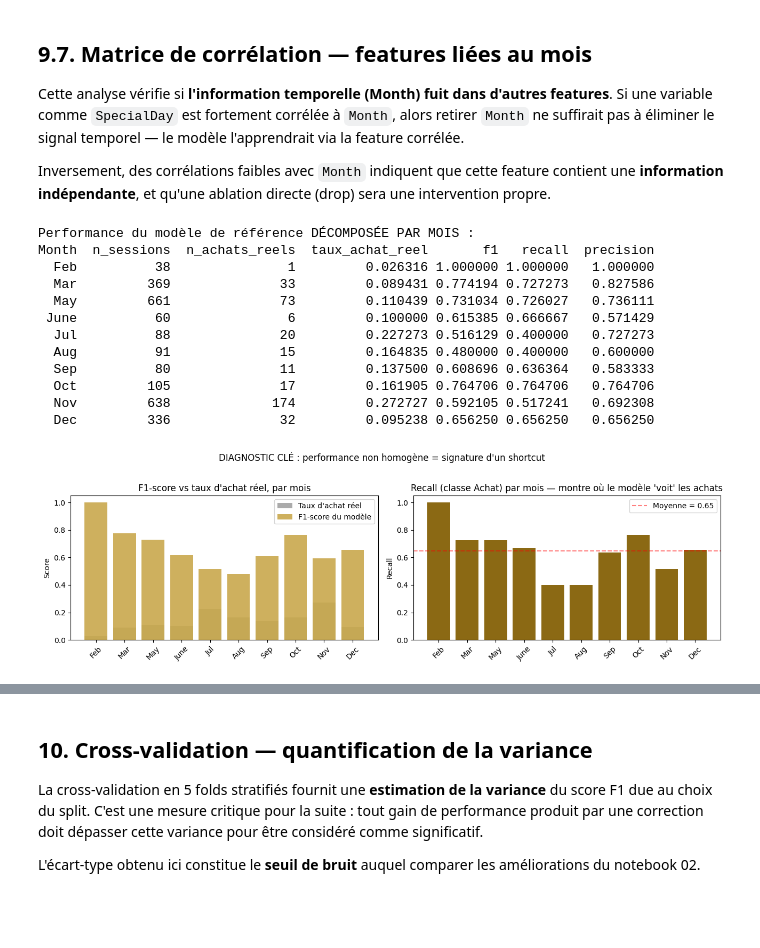
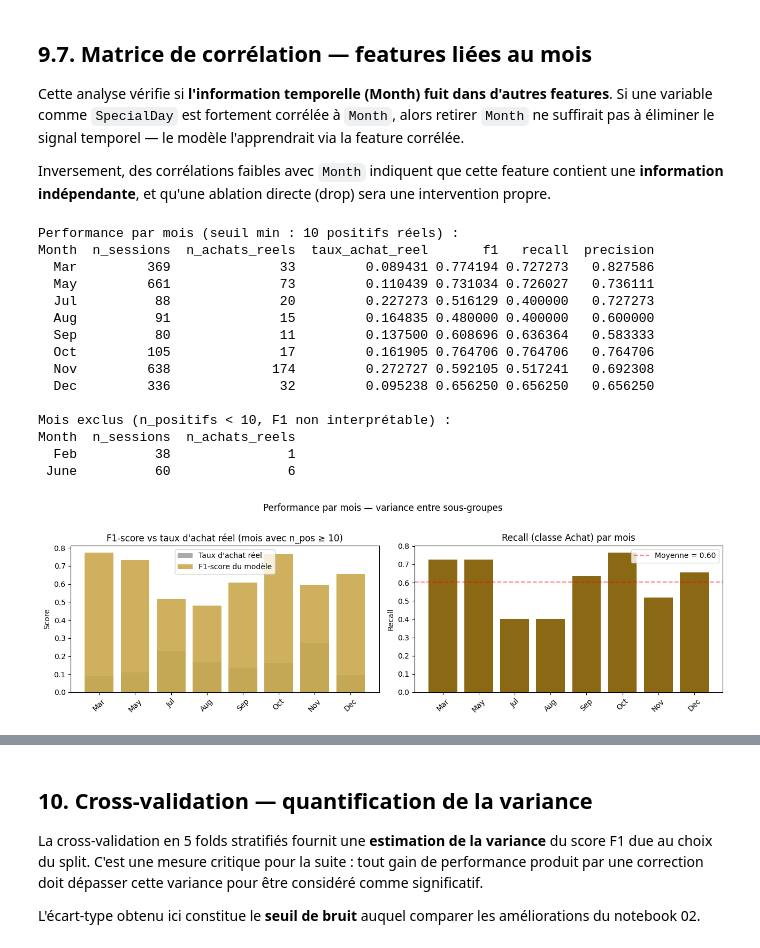
Before and after one commit to Samiatouile/TEST, a Jupyter notebook: 01_eda.ipynb, the cells around one changed output, grey strips where cells are left out. Drawn from its saved outputs; the diff is of its cells as text; code cells hidden in the pictures; blank space fills up the shorter version.

```diff
--- a/01_eda.ipynb
+++ b/01_eda.ipynb
@@ -368,31 +378,37 @@ Inversement, des corrélations faibles avec `Month` indiquent que cette feature
 
 
 # ── CELLULE 9.5 : Performance DÉCOMPOSÉE par mois ────────────────────────────
-# On regarde si le modèle marche bien sur certains mois et mal sur d'autres
-# → Si oui, c'est la signature d'un shortcut (le modèle exploite Month)
+# Décomposition de la performance par mois pour caractériser l'hétérogénéité.
+# Seuil minimum de positifs par mois pour éviter les F1 statistiquement
+# vides (ex. Feb avec 1 seul achat dans le test).
 
 from sklearn.metrics import f1_score, recall_score, precision_score
+
+MIN_POSITIVES_PER_MONTH = 10  # en dessous, le F1 n'est pas interprétable
 
 # On récupère le mois de chaque session du test set (en clair, pas en numérique)
 inv_month_map = {v: k for k, v in month_map.items()}
 test_months = X_test["Month"].map(inv_month_map)
 
 per_month_perf = []
+skipped = []
 for month in [m for m in month_order if m in test_months.values]:
     mask = (test_months == month)
-    if mask.sum() < 10:  # skip mois avec trop peu d'échantillons
+    if mask.sum() < 10:  # mois quasi absent du test
         continue
     y_true_m = y_test[mask]
     y_pred_m = y_pred[mask]
+    n_pos = int(y_true_m.sum())
 
-    # Skip si pas de positifs dans ce mois
-    if y_true_m.sum() == 0:
+    if n_pos < MIN_POSITIVES_PER_MONTH:
+        # On exclut mais on log : un F1 calculé sur < 10 positifs est trompeur
+        skipped.append({"Month": month, "n_sessions": int(mask.sum()), "n_achats_reels": n_pos})
         continue
 
     per_month_perf.append({
         "Month": month,
-        "n_sessions": mask.sum(),
-        "n_achats_reels": int(y_true_m.sum()),
+        "n_sessions": int(mask.sum()),
+        "n_achats_reels": n_pos,
         "taux_achat_reel": y_true_m.mean(),
         "f1": f1_score(y_true_m, y_pred_m, zero_division=0),
         "recall": recall_score(y_true_m, y_pred_m, zero_division=0),
@@ -400,39 +416,45 @@ for month in [m for m in month_order if m in test_months.values]:
     })
 
 perf_df = pd.DataFrame(per_month_perf)
-print("Performance du modèle de référence DÉCOMPOSÉE PAR MOIS :")
+print(f"Performance par mois (seuil min : {MIN_POSITIVES_PER_MONTH} positifs réels) :")
 print(perf_df.to_string(index=False))
 
-# Visualisation
+if skipped:
+    print(f"\nMois exclus (n_positifs < {MIN_POSITIVES_PER_MONTH}, F1 non interprétable) :")
+    print(pd.DataFrame(skipped).to_string(index=False))
+
+# Visualisation (seulement les mois avec assez de positifs)
 fig, axes = plt.subplots(1, 2, figsize=(13, 4))
 
 axes[0].bar(perf_df["Month"], perf_df["taux_achat_reel"], color="#2d2d2d", alpha=0.4, label="Taux d'achat réel")
 axes[0].bar(perf_df["Month"], perf_df["f1"], color="#C9A84C", alpha=0.9, label="F1-score du modèle")
-axes[0].set_title("F1-score vs taux d'achat réel, par mois")
+axes[0].set_title(f"F1-score vs taux d'achat réel (mois avec n_pos ≥ {MIN_POSITIVES_PER_MONTH})")
 axes[0].set_ylabel("Score")
 axes[0].legend()
 axes[0].tick_params(axis="x", rotation=45)
 
 axes[1].bar(perf_df["Month"], perf_df["recall"], color="#8B6914", edgecolor="none")
-axes[1].set_title("Recall (classe Achat) par mois — montre où le modèle 'voit' les achats")
+axes[1].set_title("Recall (classe Achat) par mois")
 axes[1].set_ylabel("Recall")
 axes[1].tick_params(axis="x", rotation=45)
-axes[1].axhline(perf_df["recall"].mean(), color="red", linestyle="--", alpha=0.5, label=f"Moyenne = {perf_df['recall'].mean():.2f}")
+axes[1].axhline(perf_df["recall"].mean(), color="red", linestyle="--", alpha=0.5,
+                label=f"Moyenne = {perf_df['recall'].mean():.2f}")
 axes[1].legend()
 
-plt.suptitle("DIAGNOSTIC CLÉ : performance non homogène = signature d'un shortcut", fontsize=12, y=1.02)
+plt.suptitle("Performance par mois — variance entre sous-groupes", fontsize=12, y=1.02)
 plt.tight_layout()
 plt.savefig("report/fig05_perf_par_mois.png", dpi=150)
 plt.show()
 
-print("\n→ INTERPRÉTATION :")
-print("  Si le F1 est très élevé sur Nov/Dec et faible sur Feb/Mar/May,")
-print("  ça signifie que le modèle a APPRIS à dire 'achat' quand Month=Nov,")
-print("  et 'non-achat' partout ailleurs → shortcut confirmé.")
+f1_range = perf_df["f1"].max() - perf_df["f1"].min()
+print(f"\nF1 par mois : min={perf_df['f1'].min():.2f}, max={perf_df['f1'].max():.2f}, "
+      f"étendue={f1_range:.2f}")
+print("→ Une étendue importante indique une performance hétérogène entre mois,")
+print("  ce qui peut refléter soit du bruit (faible n) soit un signal saisonnier non capturé.")
 
 
 # ── CELLULE 9.6 : Courbe d'apprentissage (overfitting check) ────────────────
-# On vérifie qu'on n'est pas en train de diagnostiquer un overfitting au lieu d'un shortcut
+# Validation curve via CV pour distinguer overfitting d'un manque de capacité.
 
 from sklearn.model_selection import learning_curve
 
@@ -455,55 +477,55 @@ ax.fill_between(train_sizes, val_scores.mean(axis=1) - val_scores.std(axis=1),
                 val_scores.mean(axis=1) + val_scores.std(axis=1), alpha=0.15, color="#C9A84C")
 ax.set_xlabel("Taille du train set")
 ax.set_ylabel("F1-score")
-ax.set_title("Courbe d'apprentissage — sépare overfitting d'un vrai shortcut")
+ax.set_title("Courbe d'apprentissage")
 ax.legend()
 ax.grid(alpha=0.3)
 plt.tight_layout()
 plt.savefig("report/fig06_learning_curve.png", dpi=150)
 plt.show()
 
-train_val_gap = train_scores.mean(axis=1)[-1] - val_scores.mean(axis=1)[-1]
-print(f"\nGap train-val final : {train_val_gap:.3f}")
-print("→ Si gap < 0.10 : pas d'overfitting majeur, le problème est ailleurs (shortcut probable)")
-print("→ Si gap > 0.15 : overfitting présent, le shortcut est partiellement masqué par le surapprentissage")
+train_val_gap_lc = train_scores.mean(axis=1)[-1] - val_scores.mean(axis=1)[-1]
+print(f"\nGap train-val (learning curve, dernière taille) : {train_val_gap_lc:.3f}")
+print(f"Gap train-test (holdout, cellule 7) : {train_test_gap:.3f}")
+print("→ Ces deux gaps quantifient l'écart de généralisation du modèle.")
 
 
 # ── CELLULE 9.7 : Matrice de corrélation des features numériques ────────────
 # Pour identifier les features liées à Month → si elles sont corrélées,
-# retirer Month ne suffira pas (le shortcut passera par les features corrélées)
+# retirer Month ne suffira pas (le signal temporel passera par les features corrélées).
 
 numeric_features = X.select_dtypes(include=[np.number]).columns.tolist()
 
 corr_matrix = X[numeric_features].corr()
 
 fig, ax = plt.subplots(figsize=(10, 8))
-mask = np.triu(np.ones_like(corr_matrix, dtype=bool), k=1)
-sns.heatmap(corr_matrix, mask=mask, cmap="RdYlBu_r", center=0, vmin=-1, vmax=1,
+mask_tri = np.triu(np.ones_like(corr_matrix, dtype=bool), k=1)
+sns.heatmap(corr_matrix, mask=mask_tri, cmap="RdYlBu_r", center=0, vmin=-1, vmax=1,
             annot=True, fmt=".2f", annot_kws={"size": 7}, square=True,
             cbar_kws={"shrink": 0.7}, ax=ax)
-ax.set_title("Matrice de corrélation — chercher les features corrélées à Month", fontsize=11)
+ax.set_title("Matrice de corrélation — features numériques", fontsize=11)
 plt.tight_layout()
 plt.savefig("report/fig07_correlation_matrix.png", dpi=150)
 plt.show()
 
 # Focus : corrélations avec Month
 month_corr = corr_matrix["Month"].drop("Month").abs().sort_values(ascending=False)
 print("\nFeatures les plus corrélées (en valeur absolue) avec Month :")
 print(month_corr.head(5))
-print("\n→ Si SpecialDay ou d'autres features sont fortement corrélées à Month,")
-print("  le shortcut peut 'fuir' par ces variables même après retrait de Month.")
-print("  Ça motivera une correction plus sophistiquée que le simple drop.")
 # %% [output]
-Performance du modèle de référence DÉCOMPOSÉE PAR MOIS :
+Performance par mois (seuil min : 10 positifs réels) :
 Month  n_sessions  n_achats_reels  taux_achat_reel       f1   recall  precision
-  Feb          38               1         0.026316 1.000000 1.000000   1.000000
   Mar         369              33         0.089431 0.774194 0.727273   0.827586
   May         661              73         0.110439 0.731034 0.726027   0.736111
- June          60               6         0.100000 0.615385 0.666667   0.571429
   Jul          88              20         0.227273 0.516129 0.400000   0.727273
   Aug          91              15         0.164835 0.480000 0.400000   0.600000
   Sep          80              11         0.137500 0.608696 0.636364   0.583333
   Oct         105              17         0.161905 0.764706 0.764706   0.764706
   Nov         638             174         0.272727 0.592105 0.517241   0.692308
   Dec         336              32         0.095238 0.656250 0.656250   0.656250
+
+Mois exclus (n_positifs < 10, F1 non interprétable) :
+Month  n_sessions  n_achats_reels
+  Feb          38               1
+ June          60               6
-[figure, old version]
+[figure, new version]
```
Also changed, not shown: parts of 6 cells of this notebook, 8 other files.
